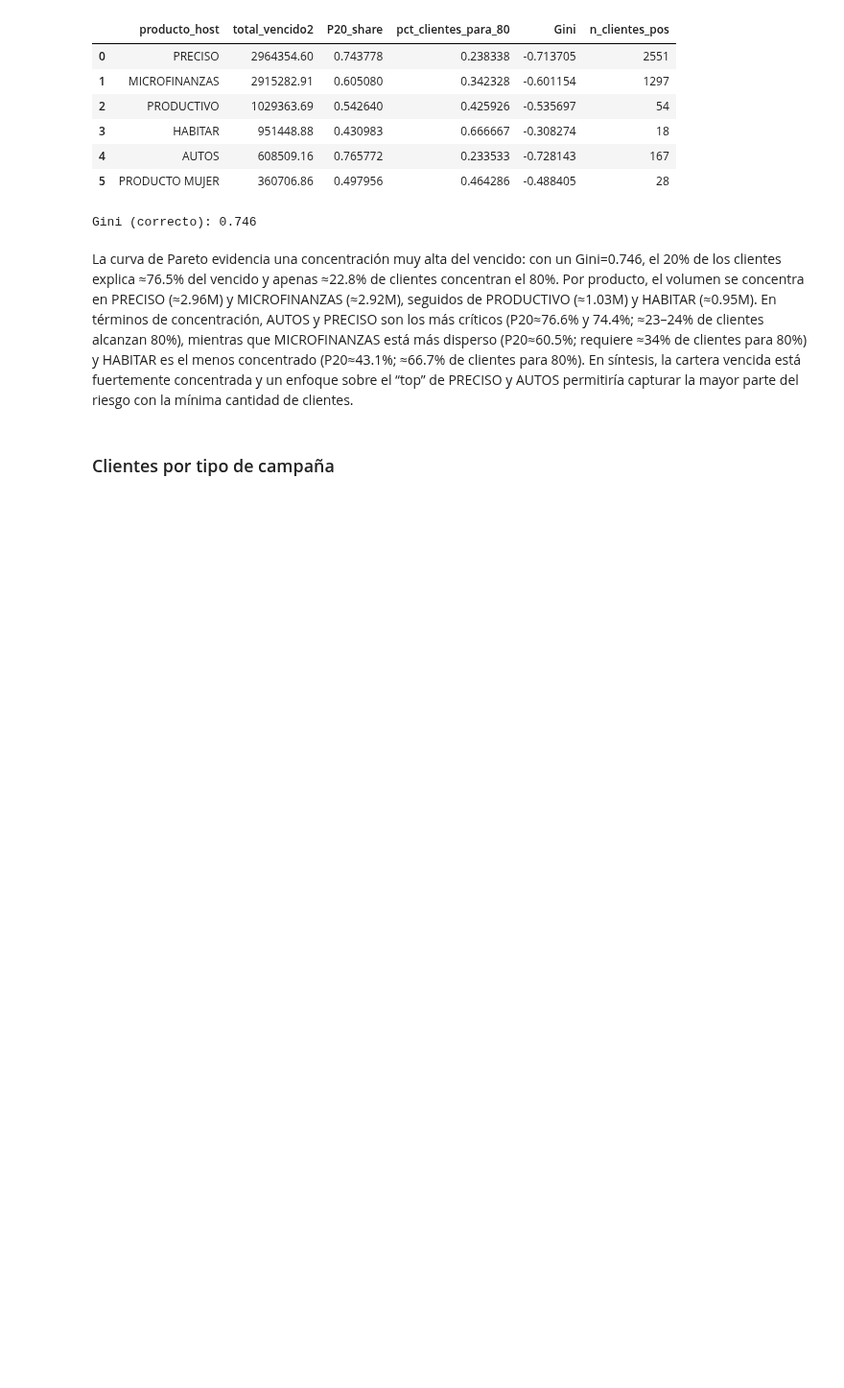
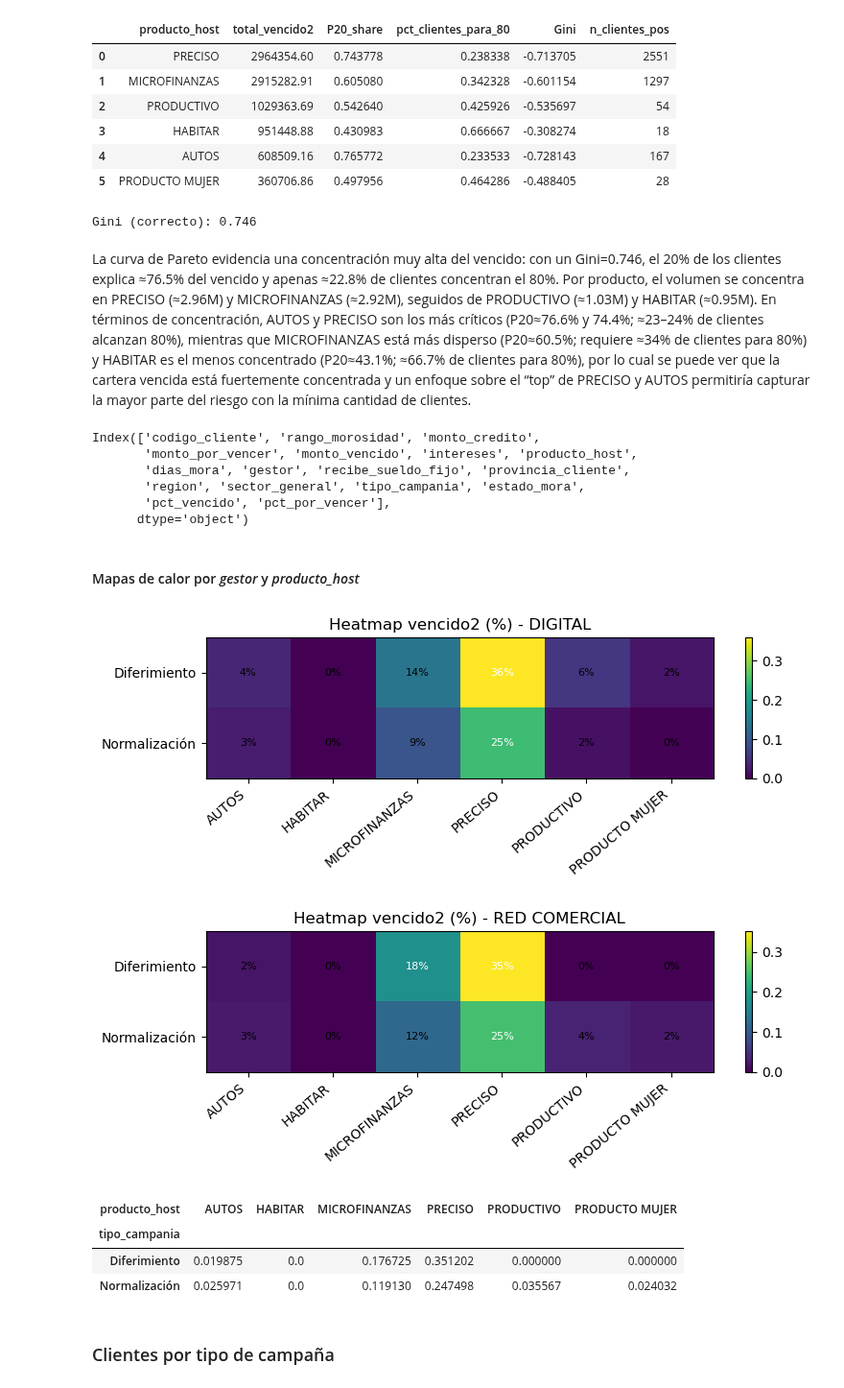
Before and after one commit to carlos-calderon-cabezas/financial-relief-analysis, a Jupyter notebook: analisis_alivio_financiero.ipynb, the cells around one changed output. Shown at 96% size. Saved outputs shown, nothing was run; the diff lists cells and outputs as text; code cells hidden in the pictures; blank space fills up the shorter version.

```diff
--- a/analisis_alivio_financiero.ipynb
+++ b/analisis_alivio_financiero.ipynb
@@ -679,7 +678,60 @@ print(f"Gini (correcto): {gini:.3f}")
 # %% [output]
 Gini (correcto): 0.746
 # %% [markdown]
-La curva de Pareto evidencia una concentración muy alta del vencido: con un Gini=0.746, el 20% de los clientes explica ≈76.5% del vencido y apenas ≈22.8% de clientes concentran el 80%. Por producto, el volumen se concentra en PRECISO (≈2.96M) y MICROFINANZAS (≈2.92M), seguidos de PRODUCTIVO (≈1.03M) y HABITAR (≈0.95M). En términos de concentración, AUTOS y PRECISO son los más críticos (P20≈76.6% y 74.4%; ≈23–24% de clientes alcanzan 80%), mientras que MICROFINANZAS está más disperso (P20≈60.5%; requiere ≈34% de clientes para 80%) y HABITAR es el menos concentrado (P20≈43.1%; ≈66.7% de clientes para 80%). En síntesis, la cartera vencida está fuertemente concentrada y un enfoque sobre el “top” de PRECISO y AUTOS permitiría capturar la mayor parte del riesgo con la mínima cantidad de clientes.
+La curva de Pareto evidencia una concentración muy alta del vencido: con un Gini=0.746, el 20% de los clientes explica ≈76.5% del vencido y apenas ≈22.8% de clientes concentran el 80%. Por producto, el volumen se concentra en PRECISO (≈2.96M) y MICROFINANZAS (≈2.92M), seguidos de PRODUCTIVO (≈1.03M) y HABITAR (≈0.95M). En términos de concentración, AUTOS y PRECISO son los más críticos (P20≈76.6% y 74.4%; ≈23–24% de clientes alcanzan 80%), mientras que MICROFINANZAS está más disperso (P20≈60.5%; requiere ≈34% de clientes para 80%) y HABITAR es el menos concentrado (P20≈43.1%; ≈66.7% de clientes para 80%), por lo cual se puede ver que la cartera vencida está fuertemente concentrada y un enfoque sobre el “top” de PRECISO y AUTOS permitiría capturar la mayor parte del riesgo con la mínima cantidad de clientes.
+# %%
+df_morosidad.columns
+# %% [output]
+Index(['codigo_cliente', 'rango_morosidad', 'monto_credito',
+       'monto_por_vencer', 'monto_vencido', 'intereses', 'producto_host',
+       'dias_mora', 'gestor', 'recibe_sueldo_fijo', 'provincia_cliente',
+       'region', 'sector_general', 'tipo_campania', 'estado_mora',
+       'pct_vencido', 'pct_por_vencer'],
+      dtype='object')
+# %% [markdown]
+#### Mapas de calor por *gestor* y *producto_host*
+# %%
+df_temp = df_morosidad.copy()
+if "vencido2" not in df_temp.columns: df_temp["vencido2"] = df_temp["monto_vencido"].clip(lower=0)
+
+df_temp["tipo_campania"] = df_temp["dias_mora"].\
+    apply(lambda d: "Normalización" if 10<=d<=20 else ("Diferimiento" if 21<=d<=60 else "Fuera"))
+
+def heat_by_channel(df_temp, canal, normalize=True):
+    piv = pd.pivot_table(
+        df_temp[df_temp["gestor"]==canal],
+        index="tipo_campania",
+        columns="producto_host",
+        values="vencido2",
+        aggfunc="sum",
+        fill_value=0.0,
+        observed=False
+    )
+
+    if normalize and piv.values.sum()>0: piv = piv / piv.values.sum()
+
+    plt.figure(figsize=(8,3))
+    im = plt.imshow(piv.values, aspect="auto")
+    plt.xticks(range(piv.shape[1]), piv.columns, rotation=40, ha="right")
+    plt.yticks(range(piv.shape[0]), piv.index)
+    plt.title(f"Heatmap vencido2{" (%)" if normalize else ""} - {canal}")
+    for i in range(piv.shape[0]):
+        for j in range(piv.shape[1]):
+            val = piv.values[i,j]; txt = f"{val:.0%}" if normalize else f"{val:,.0f}"
+            plt.text(j, i, txt, ha="center", va="center",
+                     color="white" if val>piv.values.max()/2 else "black", fontsize=8)
+    plt.colorbar(im); plt.tight_layout(); plt.show()
+    return piv
+
+heat_by_channel(df_temp, "DIGITAL", normalize=True)
+heat_by_channel(df_temp, "RED COMERCIAL", normalize=True)
+# %% [output]
+[figure, added]
+[figure, added]
+| producto_host | AUTOS | HABITAR | MICROFINANZAS | PRECISO | PRODUCTIVO | PRODUCTO MUJER |
+| tipo_campania |  |  |  |  |  |  |
+| Diferimiento | 0.019875 | 0.0 | 0.176725 | 0.351202 | 0.000000 | 0.000000 |
+| Normalización | 0.025971 | 0.0 | 0.119130 | 0.247498 | 0.035567 | 0.024032 |
 # %% [markdown]
 ### Clientes por tipo de campaña
 # %%
```
Also changed, not shown: parts of 8 cells of this notebook.
